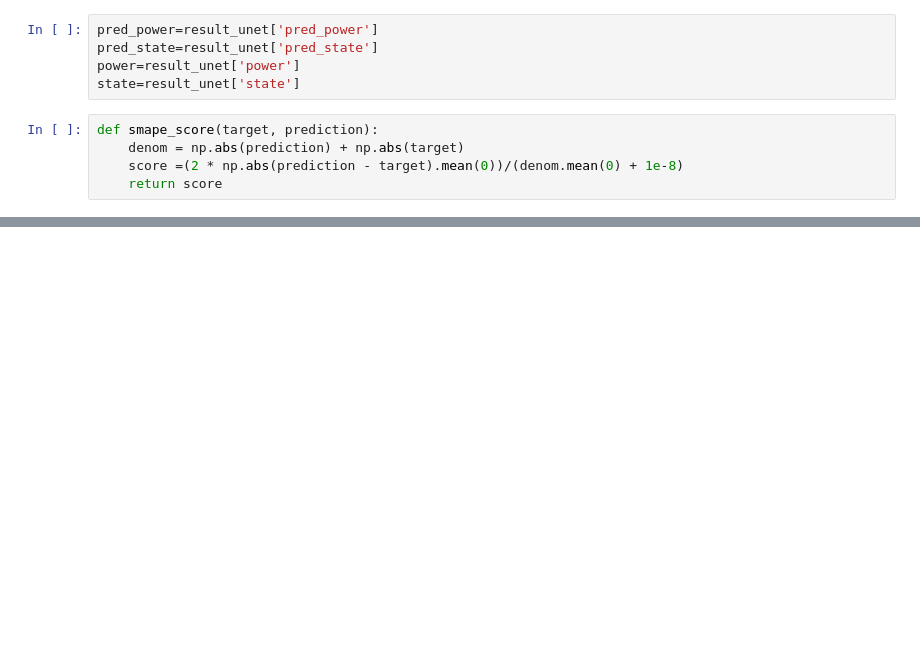
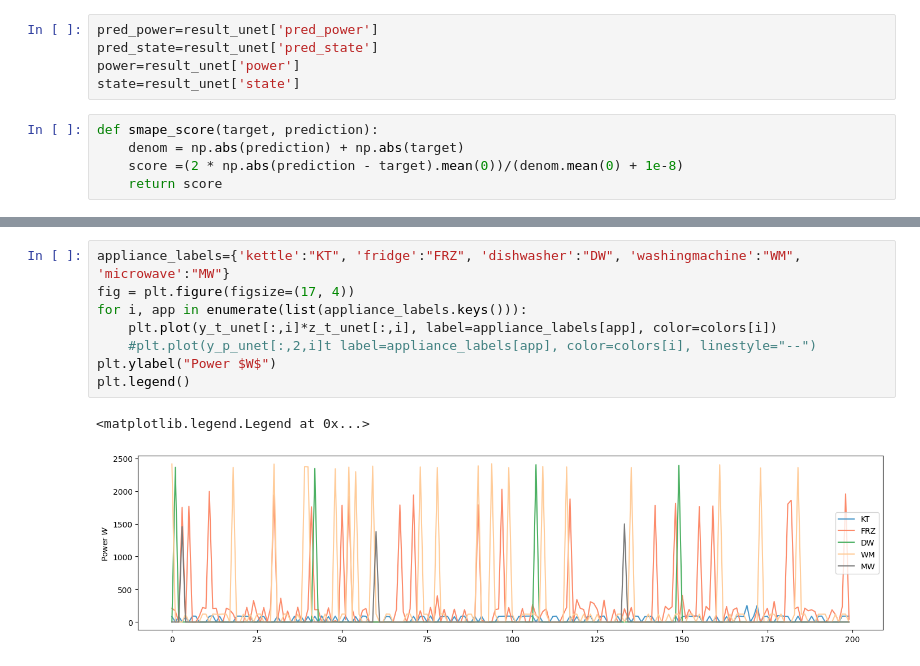
Before and after one commit to MarielTinaco/nilm-tools, a Jupyter notebook: notebooks/Results_Analysis.ipynb, the cells around one changed output, grey strips where cells are left out. Saved outputs shown, nothing was run; the diff lists cells and outputs as text; blank space fills up the shorter version.

```diff
--- a/notebooks/Results_Analysis.ipynb
+++ b/notebooks/Results_Analysis.ipynb
@@ -150,0 +170,11 @@ NDE   1.000  0.0
+# %%
+appliance_labels={'kettle':"KT", 'fridge':"FRZ", 'dishwasher':"DW", 'washingmachine':"WM", 'microwave':"MW"}
+fig = plt.figure(figsize=(17, 4))
+for i, app in enumerate(list(appliance_labels.keys())):
+    plt.plot(y_t_unet[:,i]*z_t_unet[:,i], label=appliance_labels[app], color=colors[i])
+    #plt.plot(y_p_unet[:,2,i]t label=appliance_labels[app], color=colors[i], linestyle="--")
+plt.ylabel("Power $W$")
+plt.legend()
+# %% [output]
+<matplotlib.legend.Legend at 0x...>
+[figure, added]
```
Also changed, not shown: parts of 17 cells of this notebook, 2 other files.
